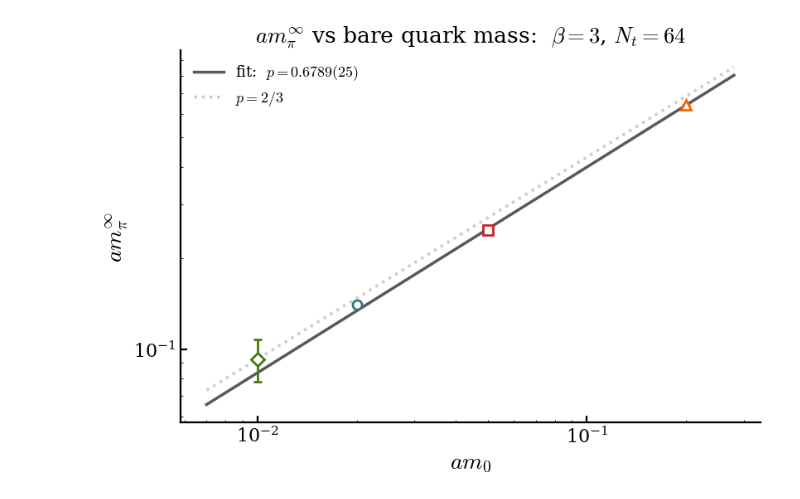
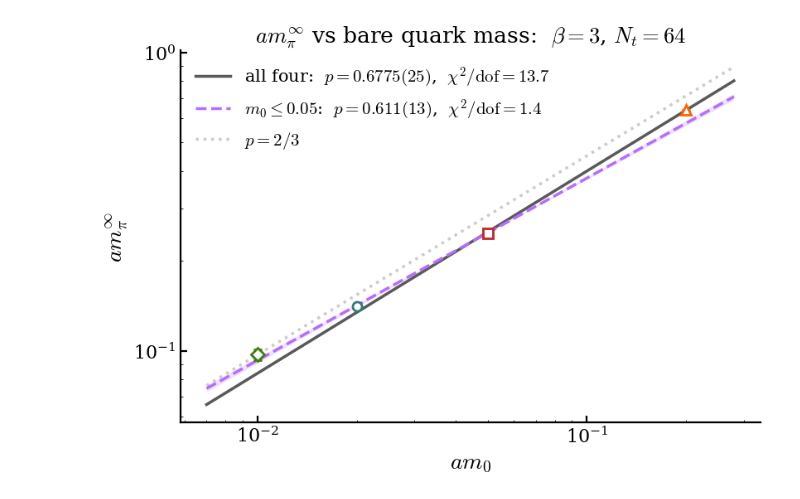
Before and after one commit to wurdahl/schwingerModel, a Jupyter notebook: finiteVolume.ipynb, the cells around one changed output. Saved outputs shown, nothing was run; the diff lists cells and outputs as text; code cells hidden in the pictures.

```diff
--- a/finiteVolume.ipynb
+++ b/finiteVolume.ipynb
@@ -19,11 +19,8 @@ def singlet(op):
 # every quark mass with its own list of volumes; everything downstream is keyed
 # on the mass string. The finite-volume effect shrinks as the mass grows, so the
 # m=0.2 scan stops at Nx=32 instead of repeating the expensive 48/64 boxes.
-# m=0.01 stops at Nx=32 for a different reason: its 48/64 ensembles are still to
-# be generated, so its asymptote is an extrapolation from three boxes and the
-# least constrained of the four. Extend the list when those land.
 m0s = ["0.01", "0.02", "0.05", "0.2"]
-Nxs = {"0.01": [8, 16, 32],
+Nxs = {"0.01": [8, 16, 32, 48, 64],
        "0.02": [8, 16, 32, 48, 64],
        "0.05": [8, 16, 32, 48, 64],
        "0.2":  [8, 16, 32]}
@@ -196,7 +210,7 @@ fig.savefig(f"figs/pionMassVsMpiL_beta{beta:g}_m{'-'.join(m0s)}_Nt{Nt}.pdf")
 # Same fits, x-axis in lattice sites: the masses share x positions wherever they
 # share a volume, so this view compares the raw boxes directly (the mpi*L view
 # answers "how converged", this one answers "which box do I need"). Reuses `fits`
-# from the cell above — run that first.
+# and `fvChi2` from the cell above — run that first.
 fig, ax = plt.subplots(figsize=(8, 5.5), layout="constrained")
 
 for m0 in m0s:
@@ -219,14 +233,18 @@ for m0 in m0s:
                 marker=marker, color=color, mec=color, **sp.eb_kw)
 
 ax.set_xticks(sorted({Nx for m0 in m0s for Nx in Nxs[m0]}))
-ax.set_ylim(0, 1.4 * max(pm[0][0, 0] for m0 in m0s for pm in pionMasses[m0]))
+# same headroom as the mpi*L view, for the same reason: the labels grew a
+# chi2/dof column and have to clear the m=0.2 curve
+ax.set_ylim(0, 1.75 * max(pm[0][0, 0] for m0 in m0s for pm in pionMasses[m0]))
 ax.set_xlabel(r"$N_x$")
 ax.set_ylabel(r"$a m_\pi$")
 
 for j, m0 in enumerate(m0s):
     (popt, pcov), color = fits[m0], massStyle[m0][0]
+    c2, dof = fvChi2[m0]
     ax.text(0.97, 0.90 - 0.07 * j,
-            rf"$m_0 = {m0}$:  $a m_\pi^\infty = {sp.fmtErr(popt[0], np.sqrt(pcov[0, 0]))}$",
+            rf"$m_0 = {m0}$:  $a m_\pi^\infty = {sp.fmtErr(popt[0], np.sqrt(pcov[0, 0]))}$,  "
+            rf"$\chi^2/\mathrm{{dof}} = {c2 / dof:.2f}$",
             color=color, ha="right", va="bottom", transform=ax.transAxes,
             fontsize=18, zorder=5, bbox=sp.TEXTBOX)
 
@@ -250,27 +268,62 @@ dmInfs = np.array([np.sqrt(fits[m0][1][0, 0]) for m0 in m0s])
 def logPowerLaw(m, logC, p):
     return logC + p * np.log(m)
 
-pOpt, pCov = curve_fit(logPowerLaw, m0Vals, np.log(mInfs), sigma=dmInfs / mInfs,
-                       absolute_sigma=True, p0=(0.0, 2/3))
+
+def fitPowerLaw(mask):
+    """Log-space power-law fit over the masked subset; returns (popt, pcov, chi2, dof)."""
+    opt, cov = curve_fit(logPowerLaw, m0Vals[mask], np.log(mInfs[mask]),
+                         sigma=(dmInfs / mInfs)[mask], absolute_sigma=True, p0=(0.0, 2/3))
+    c2 = float((((np.log(mInfs[mask]) - logPowerLaw(m0Vals[mask], *opt))
+                 / (dmInfs / mInfs)[mask]) ** 2).sum())
+    return opt, cov, c2, int(mask.sum()) - 2
+
+
+allMask   = np.ones_like(m0Vals, dtype=bool)
+lightMask = m0Vals <= 0.05          # drop m0 = 0.2, the point off the small-mass end
+
+pOpt, pCov, chi2, dof = fitPowerLaw(allMask)
 pExp, dpExp = pOpt[1], np.sqrt(pCov[1, 1])
 
+pOptL, pCovL, chi2L, dofL = fitPowerLaw(lightMask)
+pExpL, dpExpL = pOptL[1], np.sqrt(pCovL[1, 1])
+
+
+def band(opt, cov):
+    d = np.random.default_rng(0).multivariate_normal(opt, cov, size=1000)
+    return np.percentile(np.array([np.exp(logPowerLaw(mGrid, *x)) for x in d]), [16, 84], axis=0)
+
+
 mGrid = np.logspace(np.log10(0.7 * m0Vals[0]), np.log10(1.4 * m0Vals[-1]), 400)
-draws = np.random.default_rng(0).multivariate_normal(pOpt, pCov, size=1000)
-bandLo, bandHi = np.percentile(np.array([np.exp(logPowerLaw(mGrid, *d)) for d in draws]),
-                               [16, 84], axis=0)
+bandLo, bandHi = band(pOpt, pCov)
+bandLoL, bandHiL = band(pOptL, pCovL)
 
 # log-log, where a power law is a straight line and the exponent is the slope.
+# Two fits: all four masses (solid grey), and the three light ones with m0 = 0.2
+# dropped (dashed violet) — m0 = 0.2 is almost certainly outside the small-mass
+# regime, and it carries ~84% of the weight, so it drags the single-power-law
+# exponent. The light-only line is drawn across the full range on purpose: where
+# it peels away from the m0 = 0.2 point is the visual statement that one
+# exponent does not cover this range.
 # One reference, anchored at the lightest point: p = 2/3, the small-mass
 # expectation for the 2-flavour Schwinger model — which is the theory the
 # isotriplet basis above is measuring. The GMOR p = 1/2 line and the m_pi^2
 # GMOR-test panel that used to sit beside this one are gone: GMOR is the wrong
 # theory here, and the numbers below (m_pi^2/m0 far from constant, two-point
 # slopes drifting well above 1/2) are what ruled it out.
+# The legend sits upper-left, which is empty on a log-log rising line.
 fig, ax = plt.subplots(figsize=(8, 5.5), layout="constrained")
 
 ax.fill_between(mGrid, bandLo, bandHi, color=sp.GREY, alpha=0.45, lw=0, zorder=1)
 ax.plot(mGrid, np.exp(logPowerLaw(mGrid, *pOpt)), color="0.35", lw=sp.LW, zorder=2,
-        label=rf"fit:  $p = {sp.fmtErr(pExp, dpExp)}$")
+        label=rf"all four:  $p = {sp.fmtErr(pExp, dpExp)}$,  "
+              rf"$\chi^2/\mathrm{{dof}} = {chi2 / dof:.1f}$")
+
+ax.fill_between(mGrid, bandLoL, bandHiL, color=sp.lavender_violet, alpha=0.20, lw=0, zorder=1)
+ax.plot(mGrid, np.exp(logPowerLaw(mGrid, *pOptL)), color=sp.lavender_violet, ls="--",
+        lw=sp.LW, zorder=3,
+        label=rf"$m_0 \leq 0.05$:  $p = {sp.fmtErr(pExpL, dpExpL)}$,  "
+              rf"$\chi^2/\mathrm{{dof}} = {chi2L / dofL:.1f}$")
+
 ax.plot(mGrid, mInfs[0] * (mGrid / m0Vals[0]) ** (2/3), ls=":", color=sp.GREY,
         lw=sp.LW, zorder=0, label=r"$p = 2/3$")
 for i, m0 in enumerate(m0s):
@@ -282,25 +335,27 @@ ax.set_xscale("log")
 ax.set_yscale("log")
 ax.set_xlabel(r"$a m_0$")
 ax.set_ylabel(r"$a m_\pi^\infty$")
-ax.legend(loc="upper left", fontsize=13, frameon=False)
+ax.legend(loc="upper left", fontsize=15, frameon=False)
 ax.set_title(rf"$a m_\pi^\infty$ vs bare quark mass:  $\beta = {beta:g}$, $N_t = {Nt}$")
 
 fig.savefig(f"figs/pionMassVsQuarkMass_beta{beta:g}_m{'-'.join(m0s)}_Nt{Nt}.pdf")
 
 for m0, mI, dmI in zip(m0s, mInfs, dmInfs):
     print(f"m0 = {m0:>5}:  a m_pi^inf = {sp.fmtErr(mI, dmI):>12}   "
-          f"m_pi^2 / m0 = {mI**2/float(m0):.3f}")
+          f"m_pi^2 / m0 = {mI**2/float(m0):.3f}   "
+          f"fv chi2/dof = {fvChi2[m0][0] / fvChi2[m0][1]:.2f}")
 
-chi2 = (((np.log(mInfs) - logPowerLaw(m0Vals, *pOpt)) / (dmInfs / mInfs)) ** 2).sum()
-dof = len(m0Vals) - 2
-print(f"\npower law  m_pi ~ m0^p:   p = {sp.fmtErr(pExp, dpExp)}   "
-      f"chi2/dof = {chi2/dof:.1f}  ({dof} dof)")
+print(f"\npower law  m_pi ~ m0^p")
+print(f"   all four masses:   p = {sp.fmtErr(pExp, dpExp):>12}   "
+      f"chi2/dof = {chi2/dof:6.1f}  ({dof} dof)")
+print(f"   m0 <= 0.05:        p = {sp.fmtErr(pExpL, dpExpL):>12}   "
+      f"chi2/dof = {chi2L/dofL:6.1f}  ({dofL} dof)")
 print("effective two-point slopes:  " + ",  ".join(
     f"{m0s[i]}->{m0s[i+1]}: {np.log(mInfs[i+1]/mInfs[i])/np.log(m0Vals[i+1]/m0Vals[i]):.3f}"
     for i in range(len(m0s) - 1)))
-# The drift in those two-point slopes is why chi2/dof is large: one exponent does
-# not cover 0.01 -> 0.2. Take p as an average over this range, NOT a measurement
-# of the chiral exponent, and take the quoted error as statistics only.
+# The drift in those two-point slopes is why the all-four chi2/dof is large: one
+# exponent does not cover 0.01 -> 0.2. Take either p as an average over ITS range,
+# NOT a measurement of the chiral exponent, and the quoted errors as statistics only.
 print("m_pi^2/m0 is not constant and the slopes drift, which is why the GMOR\n"
       "p = 1/2 reference was dropped from the figure; pinning the small-mass\n"
       "exponent needs the m0 = 0.01 asymptote at larger volumes.")
@@ -315,4 +372,4 @@ effective two-point slopes:  0.01->0.02: 0.599,  0.02->0.05: 0.619,  0.05->0.2:
 m_pi^2/m0 is not constant and the slopes drift, which is why the GMOR
 p = 1/2 reference was dropped from the figure; pinning the small-mass
 exponent needs the m0 = 0.01 asymptote at larger volumes.
-[figure, old version]
+[figure, new version]
```
Also changed, not shown: parts of 6 cells of this notebook, 15 other files.
